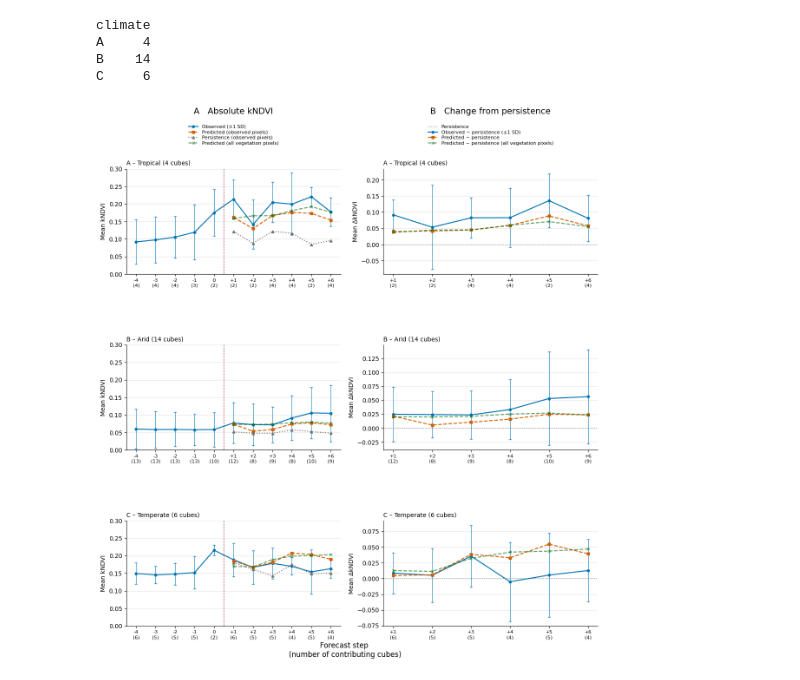
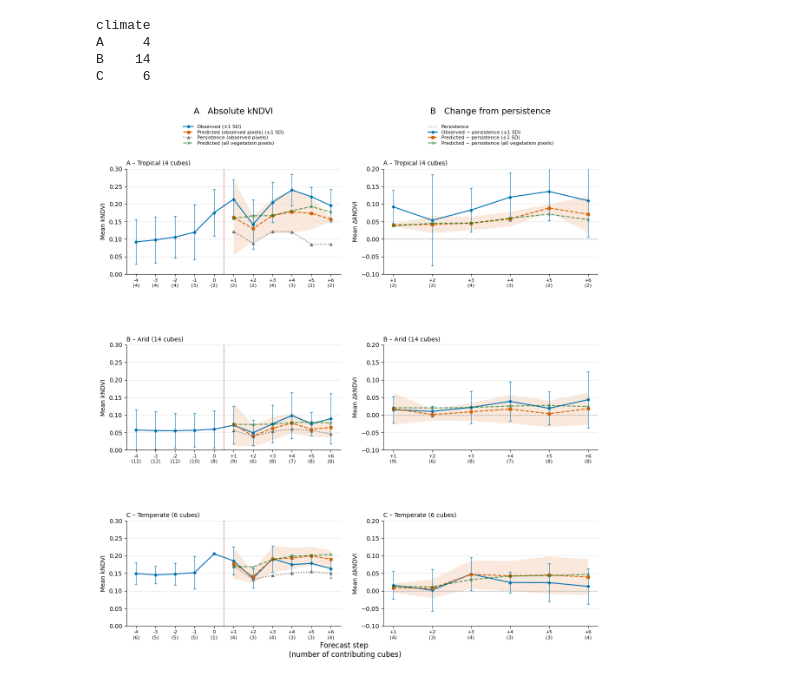
Before and after one commit to bastiloeblein/ARCEME-Vegetation-Recovery, a Jupyter notebook: evaluation/lead_time_analysis/kNDVI_Trajectories.ipynb, the cells around one changed output. Cells and saved outputs as stored; diff of their text form; code cells hidden in the pictures.

```diff
--- a/evaluation/lead_time_analysis/kNDVI_Trajectories.ipynb
+++ b/evaluation/lead_time_analysis/kNDVI_Trajectories.ipynb
@@ -24,6 +24,8 @@ SPLIT, FOLD = "holdout", -1
 MODEL_CONTEXT, N_CONTEXT = 30, 5
 VEG_ONLY = True
 SAVE_FIGURES = False
+
+TIME_DIM= "time_sentinel_2_l2a"
 # %% [markdown]
 ## Load Holdout and eligibility information
 # %%
@@ -375,6 +307,11 @@ cube_ids = [
     "2023-0263-VNM", "2021-0295-BGD",
     "2022-0445-SDN", "2017-0091-ZWE",
     "2021-0270-YEM", "2023-0582-GRC",
+    ################################
+    "2017-0091-ZWE", "2018-0103-BWA",
+    "2018-0376-PRT", "2021-0325-MEX",
+    "2021-0429-PAK", "2021-0442-USA",
+    "2022-0442-AFG",  "2022-0609-ITA"
 ]
 
 relative = MODE == "relative"
@@ -452,7 +389,7 @@ def plot_cube(ax, cube_id):
     ax.spines[["top", "right"]].set_visible(False)
 
 # Eigene x-Achse pro Panel, damit die Pixelzahlen nicht vom letzten Cube übernommen werden.
-fig, axes = plt.subplots(4, 2, figsize=(12 if relative else 15, 11), sharex=False)
+fig, axes = plt.subplots(6, 2, figsize=(12 if relative else 15, 11), sharex=False)
 for ax, cube_id in zip(axes.flat, cube_ids):
     plot_cube(ax, cube_id)
 
@@ -464,7 +401,7 @@ fig.supxlabel("Forecast step \n (number of valid vegetation pixels)" if relative
 fig.tight_layout(rect=(0.025, 0.025, 1, 0.945), h_pad=1.4)
 
 if SAVE_FIGURES:
-    fig.savefig(OUTPUT / f"eight_cubes_{MODE}_all_{SHOW_PREDICTED_ALL}_sd_{SHOW_SPATIAL_SD}.png",
+    fig.savefig(OUTPUT / f"twelve_cubes_{MODE}_all_{SHOW_PREDICTED_ALL}_sd_{SHOW_SPATIAL_SD}.png",
                 dpi=300, bbox_inches="tight")
 plt.show()
 # %% [output]
@@ -546,7 +483,7 @@ lc_detail_ab = pd.DataFrame(
 )
 # %%
 LC_SHOW_PERSISTENCE = True
-LC_SHOW_PREDICTED_ALL = False           # grüne Zusatzkurve in A und B
+LC_SHOW_PREDICTED_ALL = True           # grüne Zusatzkurve in A und B
 LC_SHOW_PERSISTENCE_ALL = False        # optionale durchgezogene graue Kurve in A
 LC_ERROR = "sd"                        # "sd", "se" oder None
 LC_ERROR_FOR = {"Observed", "Predicted"}            # z. B. {"Observed", "Predicted"} für Balken + Band
@@ -677,10 +614,10 @@ CLIM_SHOW_PERSISTENCE = True
 CLIM_SHOW_PREDICTED_ALL = True           # grüne Zusatzkurve in A und B
 CLIM_SHOW_PERSISTENCE_ALL = False        # optionale durchgezogene graue Kurve in A
 CLIM_ERROR = "sd"                        # "sd", "se" oder None
-CLIM_ERROR_FOR = {"Observed"}            # z. B. {"Observed", "Predicted"} für Balken + Band
-CLIM_FILTER = False                      # False: jeder Cube mit nutzbaren Pixeln am jeweiligen Schritt
+CLIM_ERROR_FOR = {"Observed", "Predicted"}            # z. B. {"Observed", "Predicted"} für Balken + Band
+CLIM_FILTER = True                      # False: jeder Cube mit nutzbaren Pixeln am jeweiligen Schritt
 CLIM_SHOW_CUBES = False                  # dezente Hintergrundlinien: an allen Forecast-Schritten eligible
-CLIM_SAVE = False
+CLIM_SAVE = True
 
 if CLIM_SHOW_PREDICTED_ALL and "delta_pred_all" not in clim_detail.curve.values:
     raise ValueError("Für die grüne Kurve in B: Ganzcube-read_cube mit delta_pred_all ausführen oder CLIM_SHOW_PREDICTED_ALL=False.")
@@ -747,36 +684,36 @@ def draw_climate_row(a, b, code, name):
         line(a, FUTURE, "predicted_all", "Predicted (all)", f"Predicted ({domain})", "#036C11", "x--")
         line(b, FUTURE, "delta_pred_all", "Predicted (all)", f"Predicted − persistence ({domain})", "#036C11", "x--")
     a.set(ylim=(0, 0.30), ylabel="Mean kNDVI")
-    b.set_ylabel("Mean ΔkNDVI")        # unabhängige y-Skala pro Klimaklasse
+    b.set(ylim=(-0.10, 0.20), ylabel="Mean ΔkNDVI")        # unabhängige y-Skala pro Klimaklasse
     for ax, steps, key in [(a, STEPS, "observed"), (b, FUTURE, "delta_obs")]:
         counts = series(key, steps).n_cubes.fillna(0).astype(int)
         ax.set_xticks(steps, [(f"{s:+d}" if s else "0") + f"\n({n})" for s, n in zip(steps, counts)])
         total = clim_totals.at[code]
         ax.set_title(f"{code} – {name} ({total} {'cube' if total == 1 else 'cubes'})", loc="left", fontsize=10)
         ax.tick_params(axis="x", labelsize=8)
         ax.spines[["top","right"]].set_visible(False)
         ax.grid(axis="y", color="0.90", lw=0.8)
 
 
 fig_clim, axes_clim = plt.subplots(len(CLIM_CLASSES), 2, figsize=(12, 13), sharex=False, sharey=False)
 for (a, b), (code, name) in zip(axes_clim, CLIM_CLASSES.items()):
     draw_climate_row(a, b, code, name)
 
 fig_clim.subplots_adjust(left=0.08, right=0.985, bottom=0.07, top=0.88, hspace=0.67, wspace=0.20)
 for j, title in enumerate(["A   Absolute kNDVI", "B   Change from persistence"]):
     ax = axes_clim[0, j]
     pos = ax.get_position()
     x = (pos.x0 + pos.x1) / 2
     fig_clim.text(x, 0.989, title, ha="center", va="top", fontsize=14)
     handles, labels = ax.get_legend_handles_labels()
     fig_clim.legend(handles, labels, loc="upper center", bbox_to_anchor=(x, 0.966),
                   ncol=1, frameon=False, fontsize=8, labelspacing=0.25)
 fig_clim.supxlabel("Forecast step \n (number of contributing cubes) ", y=0.012)
 if CLIM_SAVE:
     folder = Path(OUTPUT) / "climate_cube_weighted_trajectories"
     folder.mkdir(parents=True, exist_ok=True)
     fig_clim.savefig(folder / f"climate_AB_filter_{CLIM_FILTER}_all_{CLIM_SHOW_PREDICTED_ALL}_{CLIM_ERROR}.png",
                    dpi=300, bbox_inches="tight")
 plt.show()
 # %% [output]
-[figure, old version]
+[figure, new version]
```
Also changed, not shown: parts of 3 cells of this notebook.
